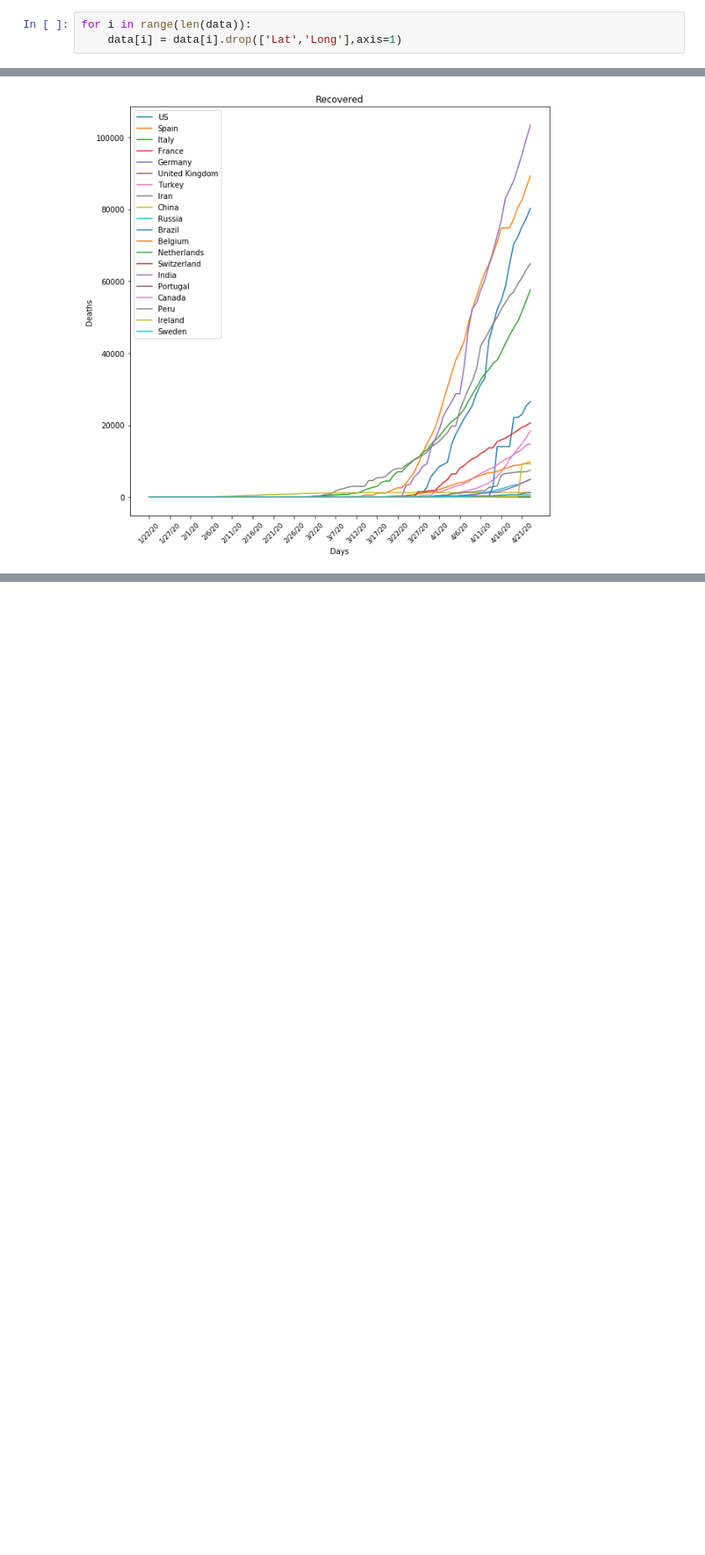
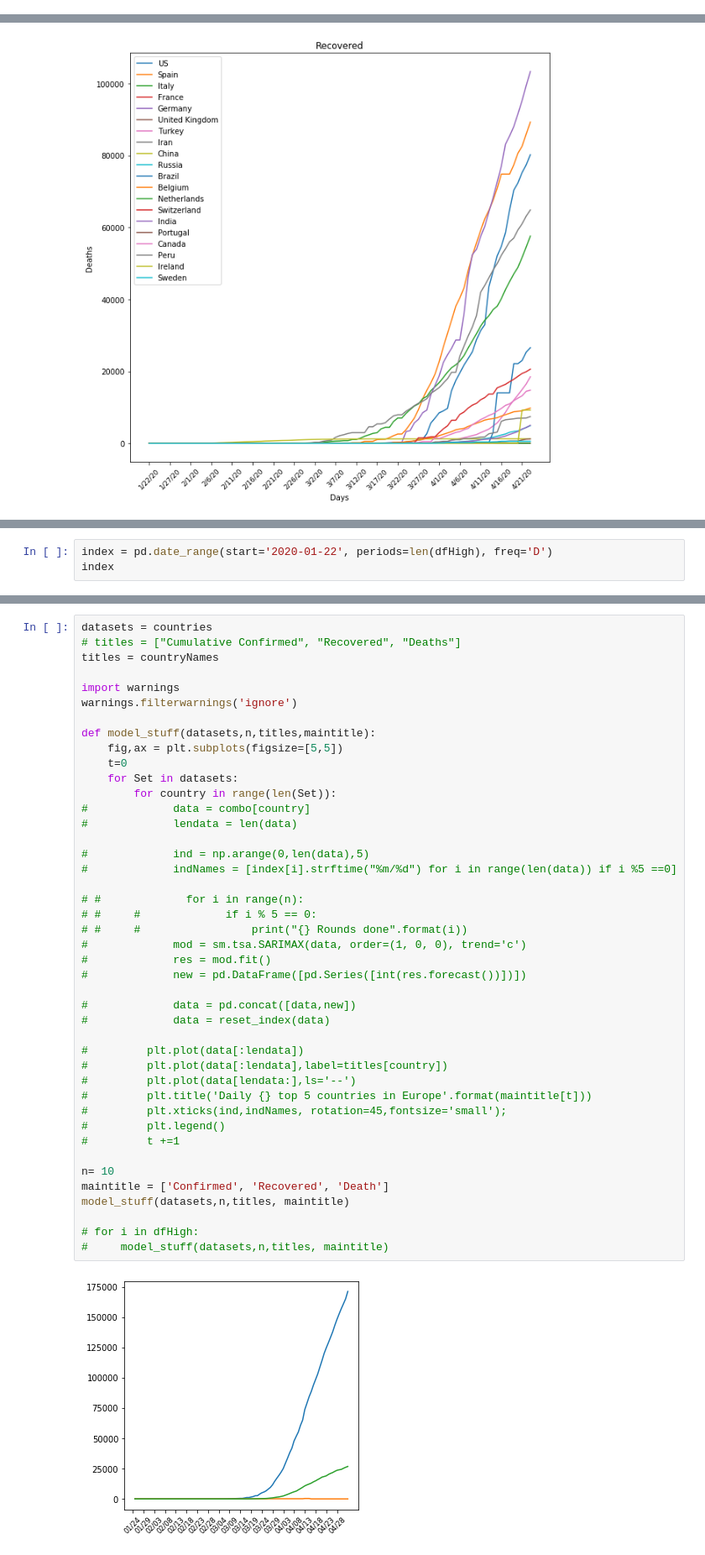
Before and after one commit to zaida-rivai/DMT2020_Group85, a Jupyter notebook: Zaida/John Hopkins.ipynb, the cells around one changed output, grey strips where cells are left out. Shown at 84% size. Drawn from its saved outputs; the diff is of its cells as text; blank space fills up the shorter version.

Commit message:
added updates for SARIMA

```diff
--- a/Zaida/John Hopkins.ipynb
+++ b/Zaida/John Hopkins.ipynb
@@ -84,3 +67,0 @@ EU[0]
-# %%
-for i in range(len(data)):
-    data[i] = data[i].drop(['Lat','Long'],axis=1)
@@ -254,0 +277,3 @@ for i in range(len(datasets)):
+# %%
+index = pd.date_range(start='2020-01-22', periods=len(dfHigh), freq='D')
+index
@@ -254,0 +400,45 @@ for i in range(len(datasets)):
+# %%
+datasets = countries
+# titles = ["Cumulative Confirmed", "Recovered", "Deaths"]
+titles = countryNames
+
+import warnings
+warnings.filterwarnings('ignore')
+
+def model_stuff(datasets,n,titles,maintitle):
+    fig,ax = plt.subplots(figsize=[5,5])
+    t=0
+    for Set in datasets:
+        for country in range(len(Set)):
+#             data = combo[country]
+#             lendata = len(data)
+
+#             ind = np.arange(0,len(data),5)
+#             indNames = [index[i].strftime("%m/%d") for i in range(len(data)) if i %5 ==0]
+
+# #             for i in range(n):
+# #     #             if i % 5 == 0:
+# #     #                 print("{} Rounds done".format(i))
+#             mod = sm.tsa.SARIMAX(data, order=(1, 0, 0), trend='c')
+#             res = mod.fit()
+#             new = pd.DataFrame([pd.Series([int(res.forecast())])])
+
+#             data = pd.concat([data,new])
+#             data = reset_index(data)
+
+#         plt.plot(data[:lendata])
+#         plt.plot(data[:lendata],label=titles[country])
+#         plt.plot(data[lendata:],ls='--')
+#         plt.title('Daily {} top 5 countries in Europe'.format(maintitle[t]))
+#         plt.xticks(ind,indNames, rotation=45,fontsize='small');
+#         plt.legend()
+#         t +=1
+
+n= 10
+maintitle = ['Confirmed', 'Recovered', 'Death']
+model_stuff(datasets,n,titles, maintitle)
+
+# for i in dfHigh:
+#     model_stuff(datasets,n,titles, maintitle)
+# %% [output]
+[figure, added]
```
Also changed, not shown: parts of 31 cells of this notebook, 1 other file.
